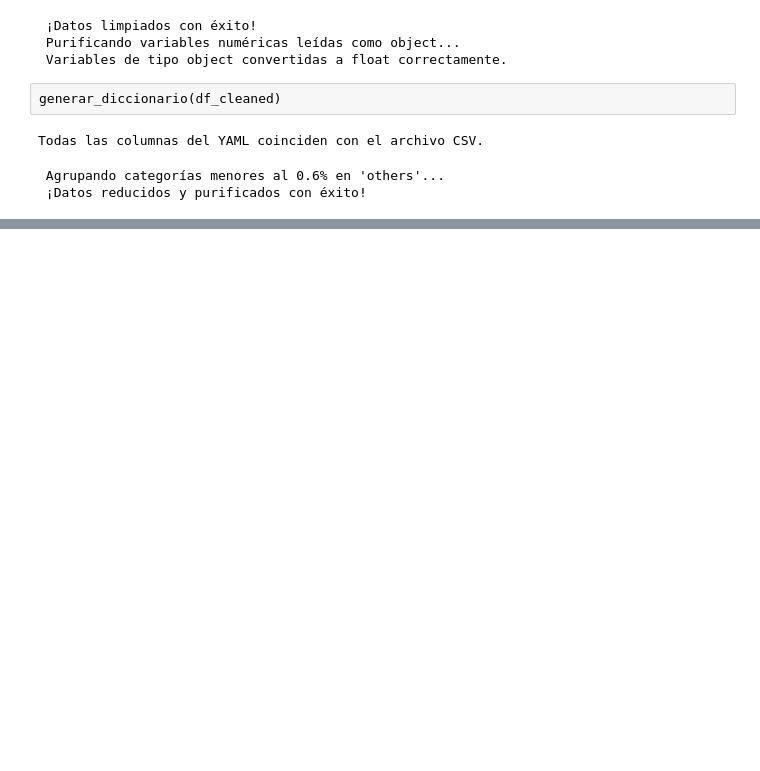
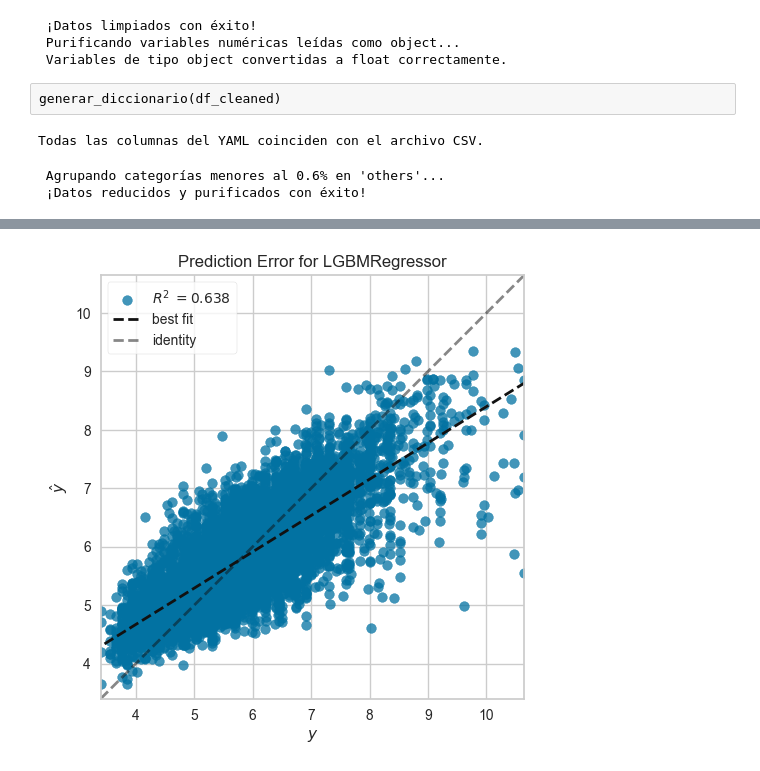
Before and after one commit to aemedina24/airbnb-price-predictor-api, a Jupyter notebook: notebooks/02_implentacion_pycaret.ipynb, the cells around one changed output, grey strips where cells are left out. Cells and saved outputs as stored; diff of their text form; code cells hidden in the pictures; blank space fills up the shorter version.

```diff
--- a/notebooks/02_implentacion_pycaret.ipynb
+++ b/notebooks/02_implentacion_pycaret.ipynb
@@ -250,0 +287,4 @@ modelo_final_lgb = finalize_model(modelo_ganador)
+# %%
+# 1. Gráfico de Error (Predicho vs. Real) -
+plot_model(modelo_final_lgb, plot='error')
+# %% [output]
@@ -250,0 +292 @@ modelo_final_lgb = finalize_model(modelo_ganador)
+[figure, added]
```
Also changed, not shown: parts of 20 cells of this notebook, 2 other files.
